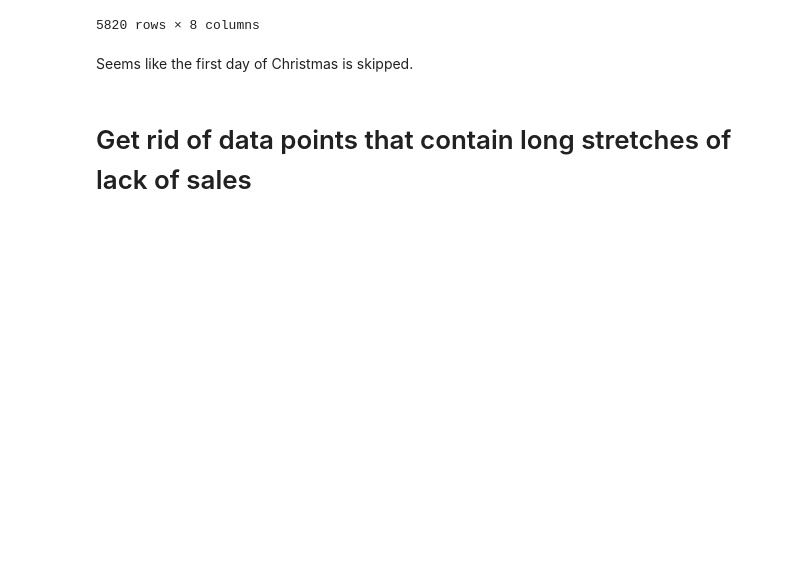
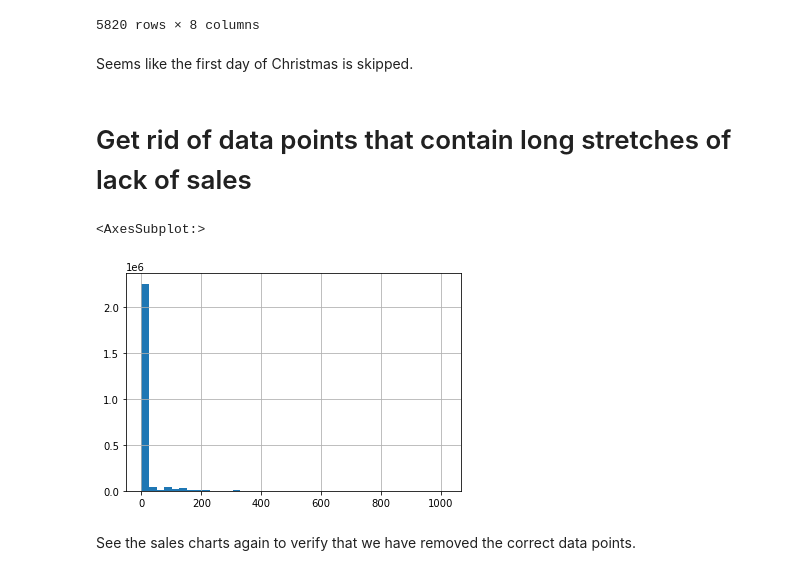
Before and after one commit to kurazu/kaggle-store-sales, a Jupyter notebook: nbs/EDA-simple.ipynb, the cells around one changed output. Saved outputs shown, nothing was run; the diff lists cells and outputs as text; code cells hidden in the pictures; blank space fills up the shorter version.

```diff
--- a/nbs/EDA-simple.ipynb
+++ b/nbs/EDA-simple.ipynb
@@ -342,4 +352,8 @@ assert len(train_df[
 # how many consecutive empty sales days are needed to throw out a segment.
 EMPTY_DAYS = 14
 # %%
-train_df.groupby(['store_nbr', 'family']).rolling(NUM_DAYS)['sales'].sum()
+train_df['empty_sales_around'] = train_df.groupby(['store_nbr', 'family'])['sales'].transform(count_neighbouring_zeros)
+train_df['empty_sales_around'].hist(bins=40)
+# %% [output]
+<AxesSubplot:>
+[figure, added]
@@ -345,0 +368,2 @@ train_df.groupby(['store_nbr', 'family']).rolling(NUM_DAYS)['sales'].sum()
+# %% [markdown]
+See the sales charts again to verify that we have removed the correct data points.
```
Also changed, not shown: parts of 11 cells of this notebook, 3 other files.
